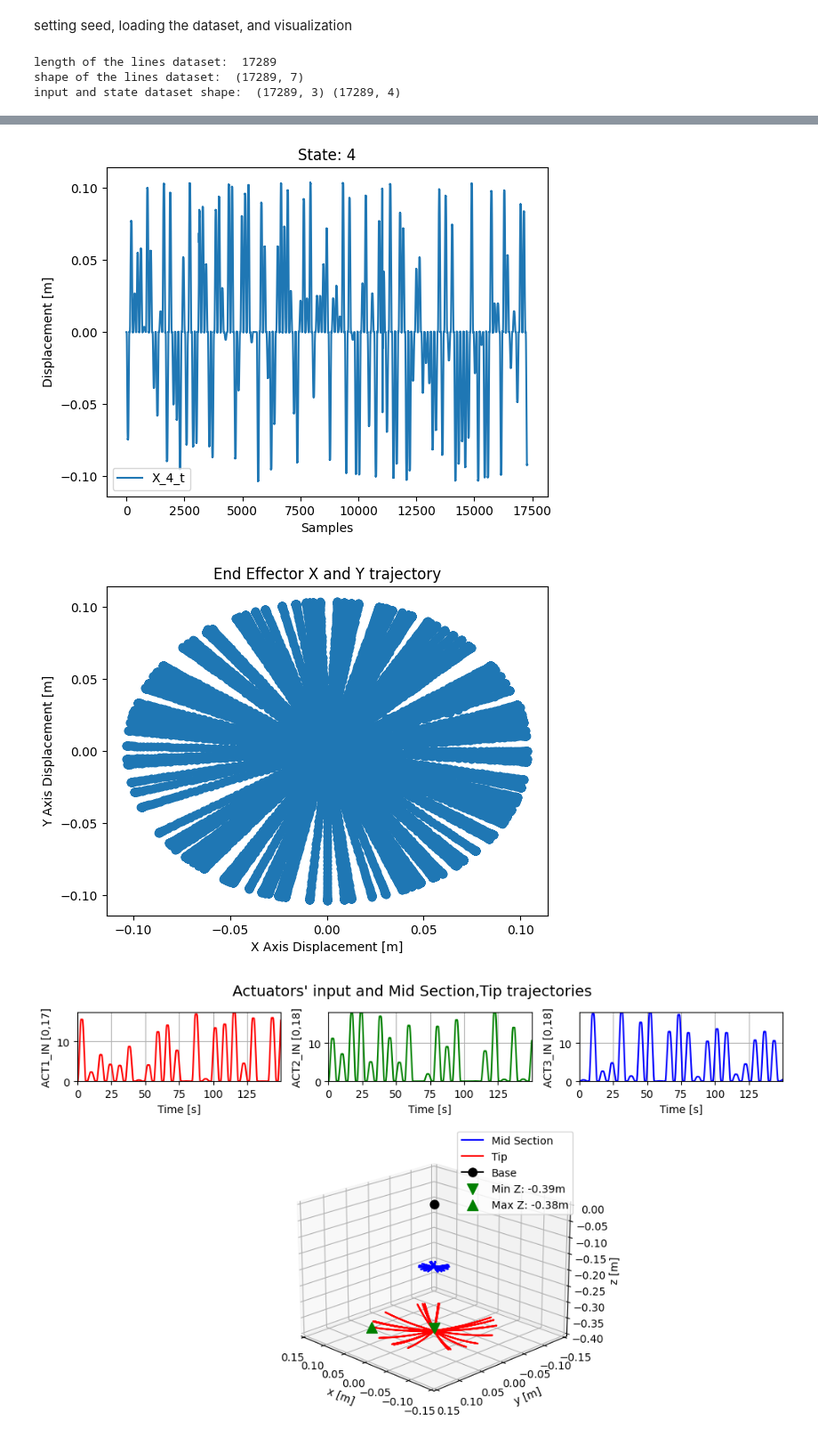
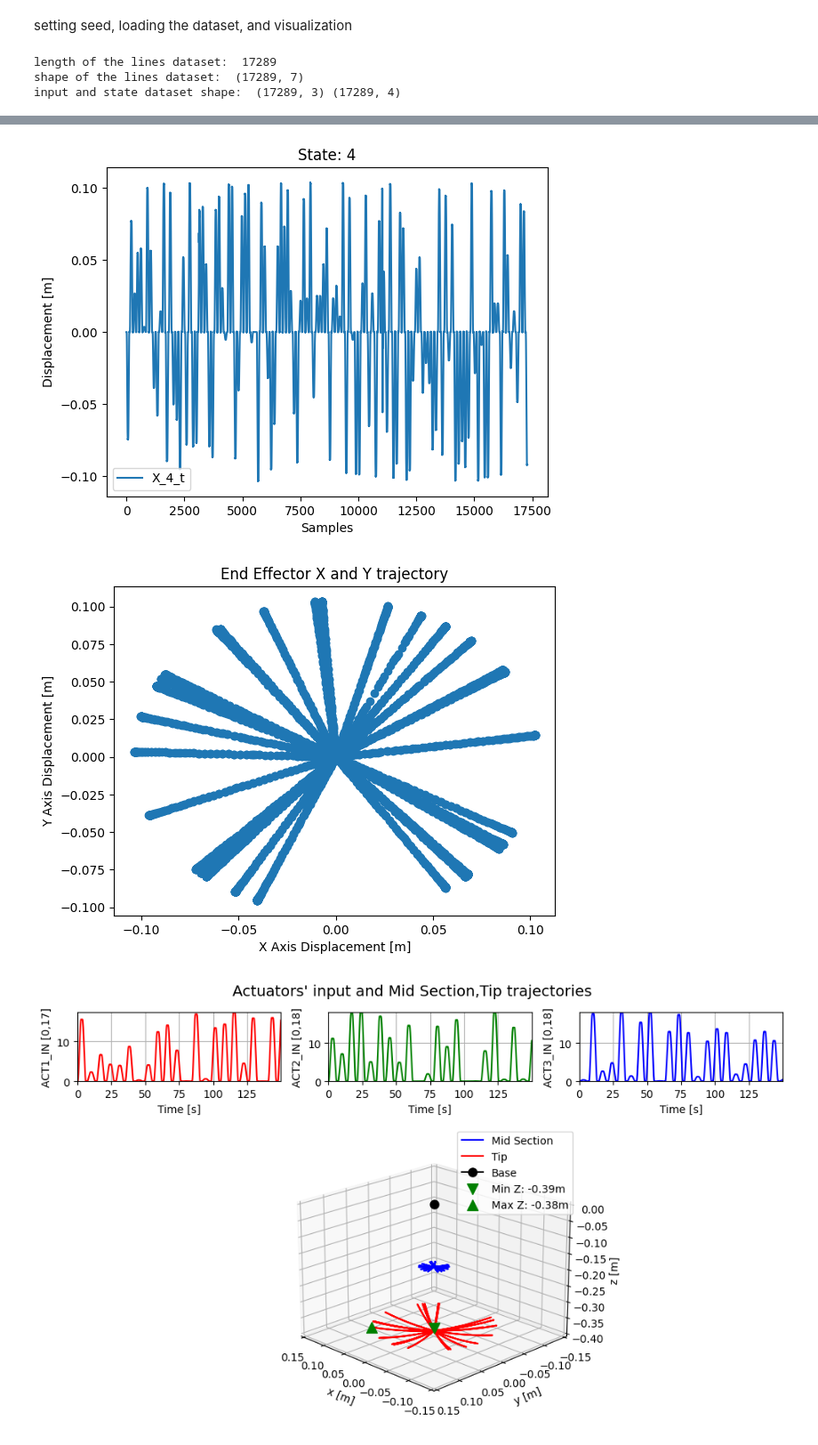
Before and after one commit to Ahmad-Rahmani-MCT/sorosimpp_neural_ik_pi_controller, a Jupyter notebook: scripts/train_ik_model_lines.ipynb, the cells around one changed output, grey strips where cells are left out. Shown at 89% size. Saved outputs shown, nothing was run; the diff lists cells and outputs as text; code cells hidden in the pictures.

```diff
--- a/scripts/train_ik_model_lines.ipynb
+++ b/scripts/train_ik_model_lines.ipynb
@@ -72,35 +72,35 @@ for i in range(U.shape[1]) :
     plt.show()
     plt.close()
 
 for i in range(X.shape[1]) :
     plt.figure()
     plt.plot(X[:,i], label=f"X_{i+1}_t")
     plt.legend()
     plt.title(f"State: {i+1}")
     plt.xlabel("Samples")
     plt.ylabel("Displacement [m]")
     plt.show()
     plt.close()
 
 plt.figure()
-plt.scatter(X[:,ee_x_index], X[:,ee_y_index])
+plt.scatter(X[:4000,ee_x_index], X[:4000,ee_y_index])
 plt.title("End Effector X and Y trajectory")
 plt.xlabel("X Axis Displacement [m]")
 plt.ylabel("Y Axis Displacement [m]")
 plt.show()
 plt.close()
 # %% [output]
 length of the lines dataset:  17289
 shape of the lines dataset:  (17289, 7)
 input and state dataset shape:  (17289, 3) (17289, 4)
 [figure]
 [figure]
 [figure]
 [figure]
 [figure]
 [figure]
 [figure]
-[figure, old version]
+[figure, new version]
 # %%
 import pandas as pd
 import matplotlib.pyplot as plt
```
Also changed, not shown: 25 other files.
